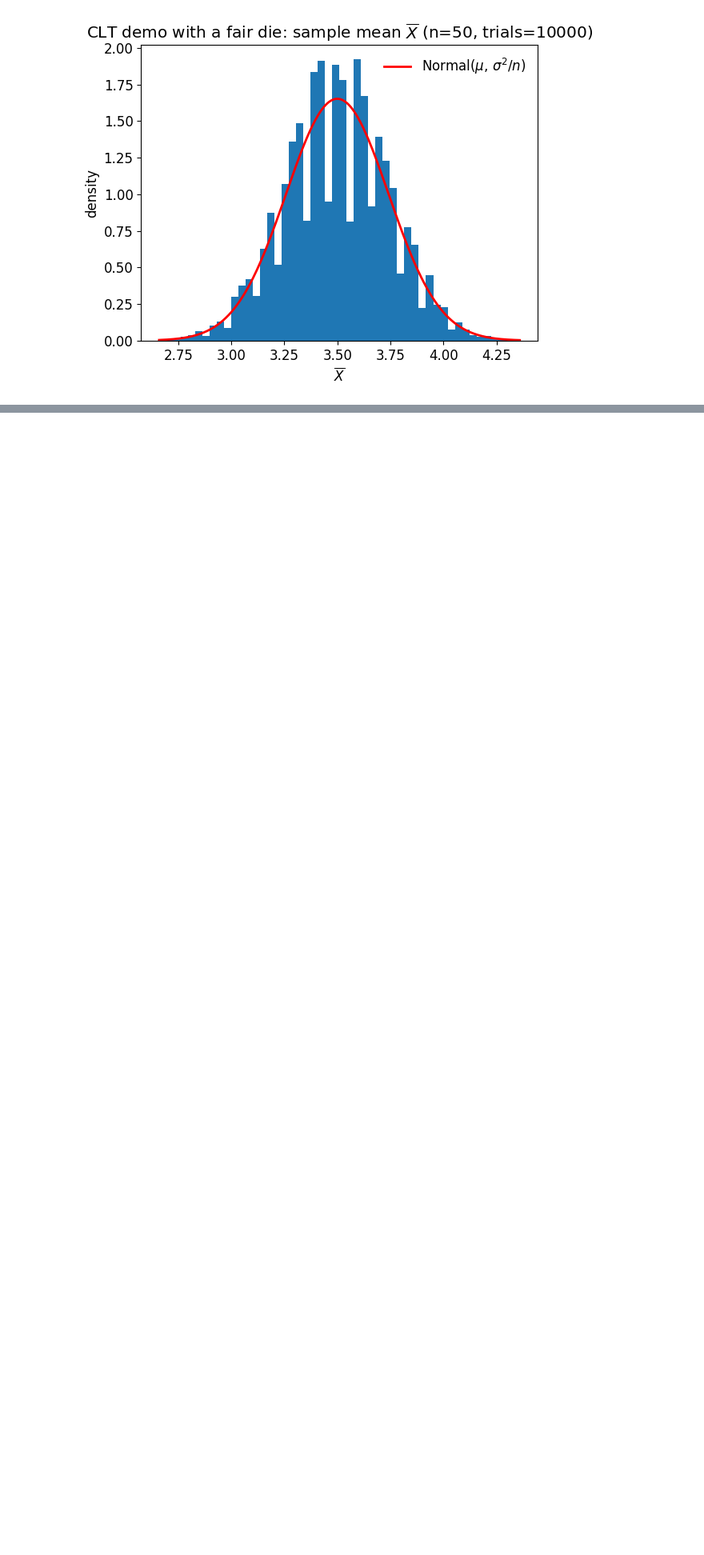
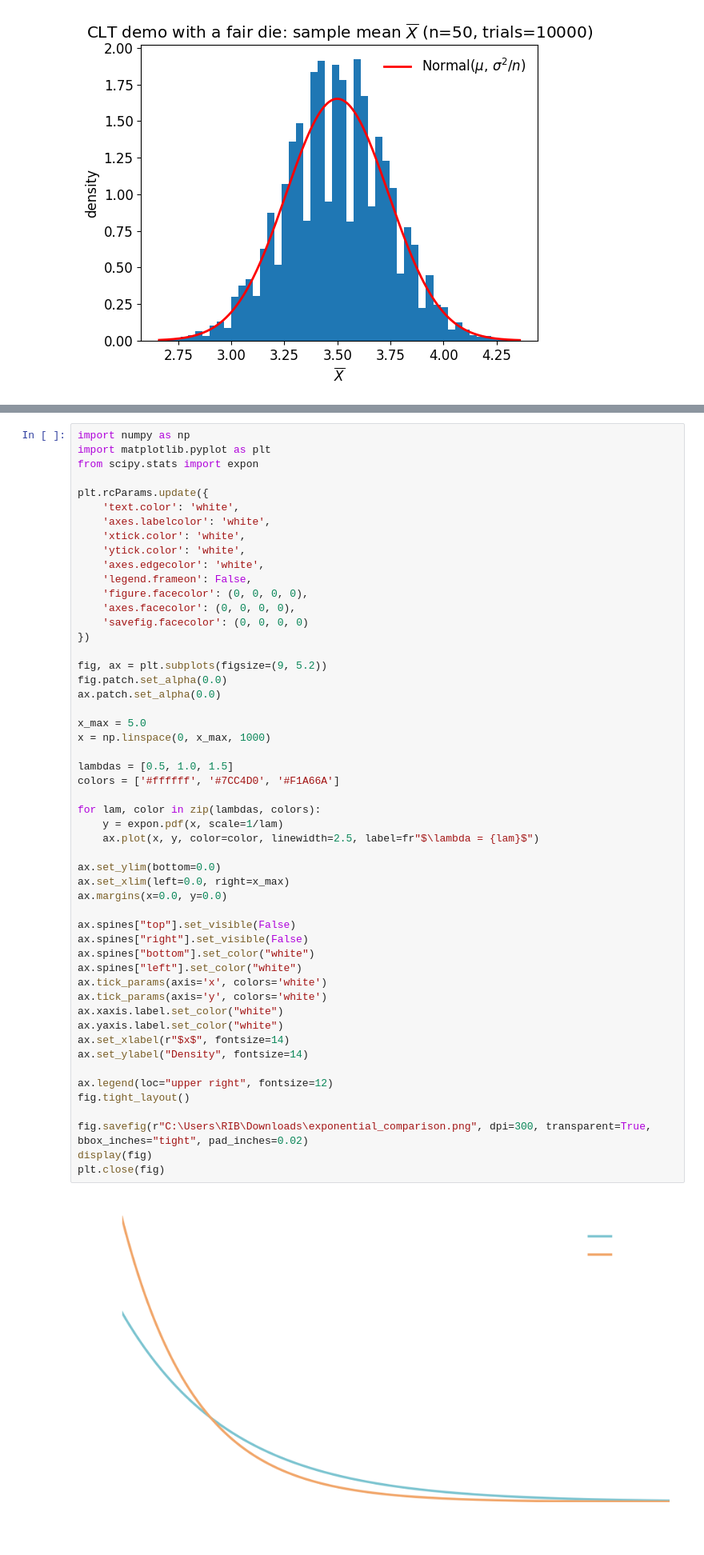
Before and after one commit to Xorgh/STA1, a Jupyter notebook: 04_Kontinuerte_fordelinger_I_grundbegreber_og_modeller/plots.ipynb, the cells around one changed output, grey strips where cells are left out. Shown at 80% size. Saved outputs shown, nothing was run; the diff lists cells and outputs as text; blank space fills up the shorter version.

```diff
--- a/04_Kontinuerte_fordelinger_I_grundbegreber_og_modeller/plots.ipynb
+++ b/04_Kontinuerte_fordelinger_I_grundbegreber_og_modeller/plots.ipynb
@@ -1673,0 +1678,54 @@ for n in [2, 5, 10, 30, 50]:
+# %%
+import numpy as np
+import matplotlib.pyplot as plt
+from scipy.stats import expon
+
+plt.rcParams.update({
+    'text.color': 'white',
+    'axes.labelcolor': 'white',
+    'xtick.color': 'white',
+    'ytick.color': 'white',
+    'axes.edgecolor': 'white',
+    'legend.frameon': False,
+    'figure.facecolor': (0, 0, 0, 0),
+    'axes.facecolor': (0, 0, 0, 0),
+    'savefig.facecolor': (0, 0, 0, 0)
+})
+
+fig, ax = plt.subplots(figsize=(9, 5.2))
+fig.patch.set_alpha(0.0)
+ax.patch.set_alpha(0.0)
+
+x_max = 5.0
+x = np.linspace(0, x_max, 1000)
+
+lambdas = [0.5, 1.0, 1.5]
+colors = ['#ffffff', '#7CC4D0', '#F1A66A']
+
+for lam, color in zip(lambdas, colors):
+    y = expon.pdf(x, scale=1/lam)
+    ax.plot(x, y, color=color, linewidth=2.5, label=fr"$\lambda = {lam}$")
+
+ax.set_ylim(bottom=0.0)
+ax.set_xlim(left=0.0, right=x_max)
+ax.margins(x=0.0, y=0.0)
+
+ax.spines["top"].set_visible(False)
+ax.spines["right"].set_visible(False)
+ax.spines["bottom"].set_color("white")
+ax.spines["left"].set_color("white")
+ax.tick_params(axis='x', colors='white')
+ax.tick_params(axis='y', colors='white')
+ax.xaxis.label.set_color("white")
+ax.yaxis.label.set_color("white")
+ax.set_xlabel(r"$x$", fontsize=14)
+ax.set_ylabel("Density", fontsize=14)
+
+ax.legend(loc="upper right", fontsize=12)
+fig.tight_layout()
+
+fig.savefig(r"C:\Users\RIB\Downloads\exponential_comparison.png", dpi=300, transparent=True, bbox_inches="tight", pad_inches=0.02)
+display(fig)
+plt.close(fig)
+# %% [output]
+[figure, added]
```
Also changed, not shown: parts of 2 cells of this notebook, 2 other files.
